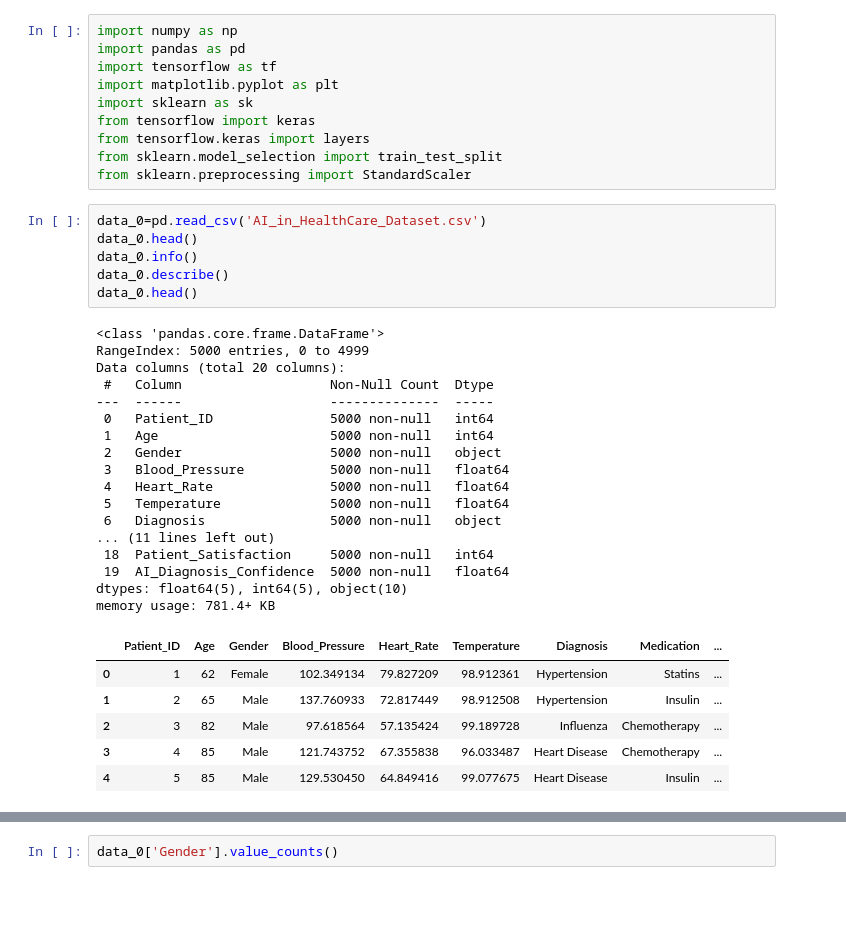
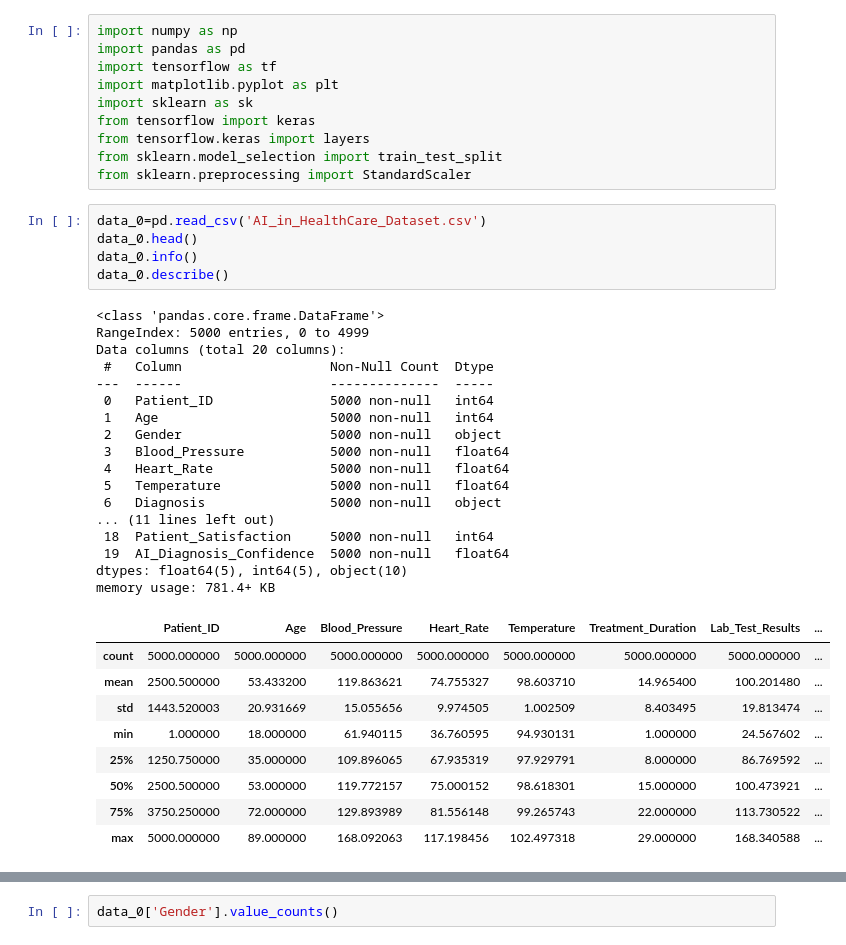
Before and after one commit to K-A-Reddy/MinorProject1_Medical_Risk_Analysis, a Jupyter notebook: code.ipynb, the cells around one changed output, grey strips where cells are left out. Cells and saved outputs as stored; diff of their text form; blank space fills up the shorter version.

```diff
--- a/code.ipynb
+++ b/code.ipynb
@@ -11,33 +11,35 @@ from sklearn.preprocessing import StandardScaler
 # %%
 data_0=pd.read_csv('AI_in_HealthCare_Dataset.csv')
 data_0.head()
 data_0.info()
 data_0.describe()
-data_0.head()
 # %% [output]
 <class 'pandas.core.frame.DataFrame'>
 RangeIndex: 5000 entries, 0 to 4999
 Data columns (total 20 columns):
  #   Column                   Non-Null Count  Dtype
 ---  ------                   --------------  -----
  0   Patient_ID               5000 non-null   int64
  1   Age                      5000 non-null   int64
  2   Gender                   5000 non-null   object
  3   Blood_Pressure           5000 non-null   float64
  4   Heart_Rate               5000 non-null   float64
  5   Temperature              5000 non-null   float64
  6   Diagnosis                5000 non-null   object
 ... (11 lines left out)
  18  Patient_Satisfaction     5000 non-null   int64
  19  AI_Diagnosis_Confidence  5000 non-null   float64
 dtypes: float64(5), int64(5), object(10)
 memory usage: 781.4+ KB
-|  | Patient_ID | Age | Gender | Blood_Pressure | Heart_Rate | Temperature | Diagnosis | Medication | ... |
-| 0 | 1 | 62 | Female | 102.349134 | 79.827209 | 98.912361 | Hypertension | Statins | ... |
-| 1 | 2 | 65 | Male | 137.760933 | 72.817449 | 98.912508 | Hypertension | Insulin | ... |
-| 2 | 3 | 82 | Male | 97.618564 | 57.135424 | 99.189728 | Influenza | Chemotherapy | ... |
-| 3 | 4 | 85 | Male | 121.743752 | 67.355838 | 96.033487 | Heart Disease | Chemotherapy | ... |
-| 4 | 5 | 85 | Male | 129.530450 | 64.849416 | 99.077675 | Heart Disease | Insulin | ... |
+|  | Patient_ID | Age | Blood_Pressure | Heart_Rate | Temperature | Treatment_Duration | Lab_Test_Results | ... |
+| count | 5000.000000 | 5000.000000 | 5000.000000 | 5000.000000 | 5000.000000 | 5000.000000 | 5000.000000 | ... |
+| mean | 2500.500000 | 53.433200 | 119.863621 | 74.755327 | 98.603710 | 14.965400 | 100.201480 | ... |
+| std | 1443.520003 | 20.931669 | 15.055656 | 9.974505 | 1.002509 | 8.403495 | 19.813474 | ... |
+| min | 1.000000 | 18.000000 | 61.940115 | 36.760595 | 94.930131 | 1.000000 | 24.567602 | ... |
+| 25% | 1250.750000 | 35.000000 | 109.896065 | 67.935319 | 97.929791 | 8.000000 | 86.769592 | ... |
+| 50% | 2500.500000 | 53.000000 | 119.772157 | 75.000152 | 98.618301 | 15.000000 | 100.473921 | ... |
+| 75% | 3750.250000 | 72.000000 | 129.893989 | 81.556148 | 99.265743 | 22.000000 | 113.730522 | ... |
+| max | 5000.000000 | 89.000000 | 168.092063 | 117.198456 | 102.497318 | 29.000000 | 168.340588 | ... |
 # %%
 data_0["Allergies"].isnull().sum()
 data_0["Allergies"].fillna("NULL", inplace=True)
```
Also changed, not shown: parts of 9 cells of this notebook.
